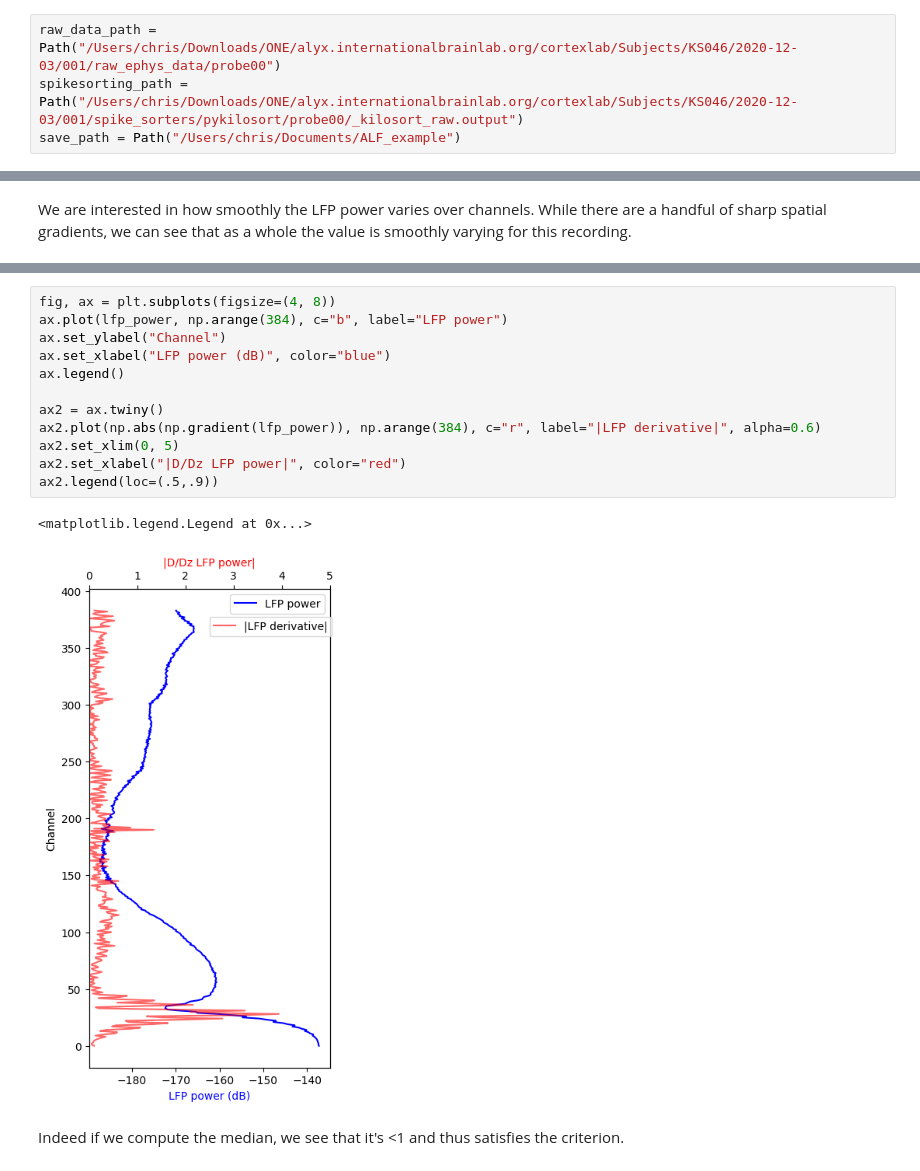
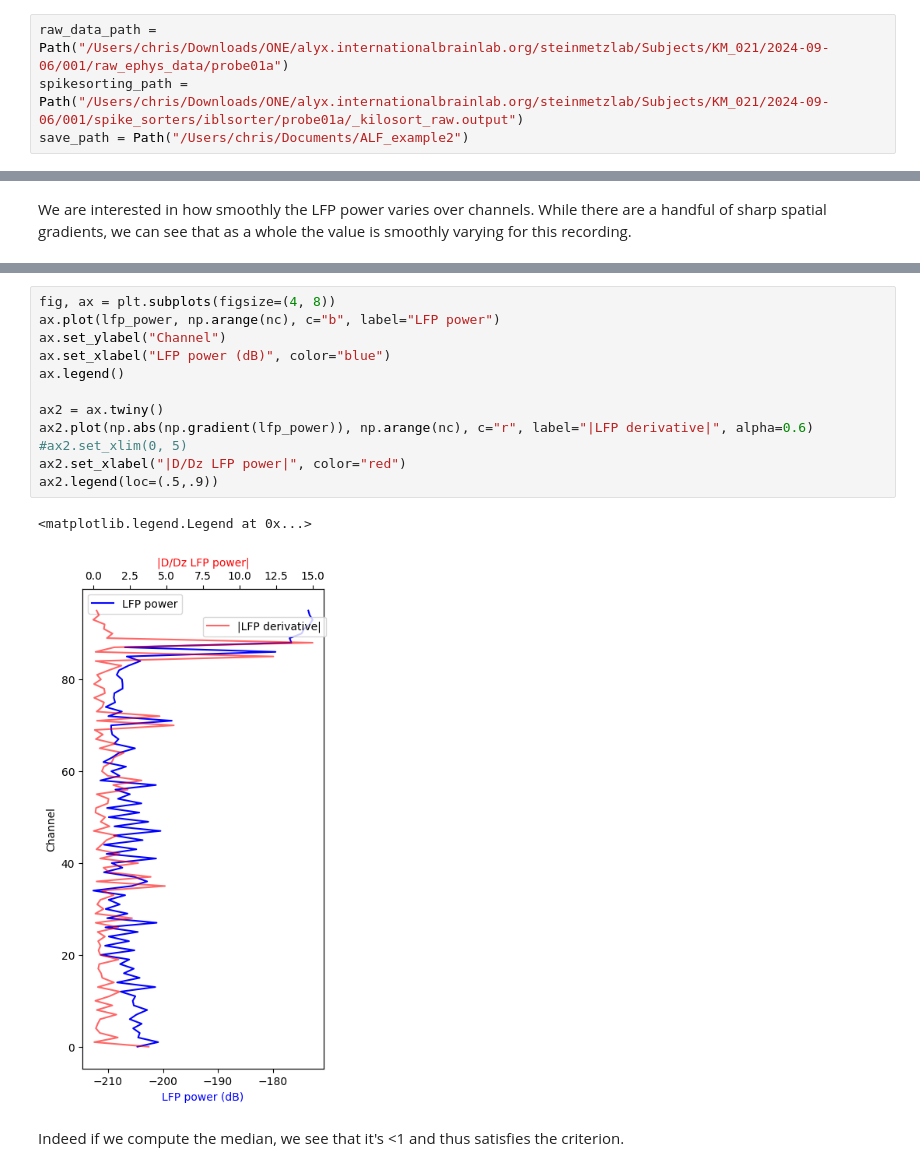
Before and after one commit to int-brain-lab/paper-reproducible-ephys, a Jupyter notebook: RIGOR_script.ipynb, the cells around one changed output, grey strips where cells are left out. Cells and saved outputs as stored; diff of their text form.

```diff
--- a/RIGOR_script.ipynb
+++ b/RIGOR_script.ipynb
@@ -21,9 +21,9 @@ This notebook requires Python 3.10 and the IBLENV conda environment. Please see
 
 We need paths to both the raw ephys recording and the spikesorting output (in PHY format). Also, specify a path where outputs will be stored (including the ALF spike sorting directory, see below).
 # %%
-raw_data_path = Path("/Users/chris/Downloads/ONE/alyx.internationalbrainlab.org/cortexlab/Subjects/KS046/2020-12-03/001/raw_ephys_data/probe00")
-spikesorting_path = Path("/Users/chris/Downloads/ONE/alyx.internationalbrainlab.org/cortexlab/Subjects/KS046/2020-12-03/001/spike_sorters/pykilosort/probe00/_kilosort_raw.output")
-save_path = Path("/Users/chris/Documents/ALF_example")
+raw_data_path = Path("/Users/chris/Downloads/ONE/alyx.internationalbrainlab.org/steinmetzlab/Subjects/KM_021/2024-09-06/001/raw_ephys_data/probe01a")
+spikesorting_path = Path("/Users/chris/Downloads/ONE/alyx.internationalbrainlab.org/steinmetzlab/Subjects/KM_021/2024-09-06/001/spike_sorters/iblsorter/probe01a/_kilosort_raw.output")
+save_path = Path("/Users/chris/Documents/ALF_example2")
 # %% [markdown]
 Some helper functions to accomodate NP1 or NP2 data.
 # %%
@@ -168,18 +186,18 @@ We are interested in how smoothly the LFP power varies over channels. While ther
 # %%
 fig, ax = plt.subplots(figsize=(4, 8))
-ax.plot(lfp_power, np.arange(384), c="b", label="LFP power")
+ax.plot(lfp_power, np.arange(nc), c="b", label="LFP power")
 ax.set_ylabel("Channel")
 ax.set_xlabel("LFP power (dB)", color="blue")
 ax.legend()
 
 ax2 = ax.twiny()
-ax2.plot(np.abs(np.gradient(lfp_power)), np.arange(384), c="r", label="|LFP derivative|", alpha=0.6)
-ax2.set_xlim(0, 5)
+ax2.plot(np.abs(np.gradient(lfp_power)), np.arange(nc), c="r", label="|LFP derivative|", alpha=0.6)
+#ax2.set_xlim(0, 5)
 ax2.set_xlabel("|D/Dz LFP power|", color="red")
 ax2.legend(loc=(.5,.9))
 # %% [output]
 <matplotlib.legend.Legend at 0x...>
-[figure, old version]
+[figure, new version]
 # %% [markdown]
 Indeed if we compute the median, we see that it's <1 and thus satisfies the criterion.
 # %%
```
Also changed, not shown: parts of 11 cells of this notebook.
